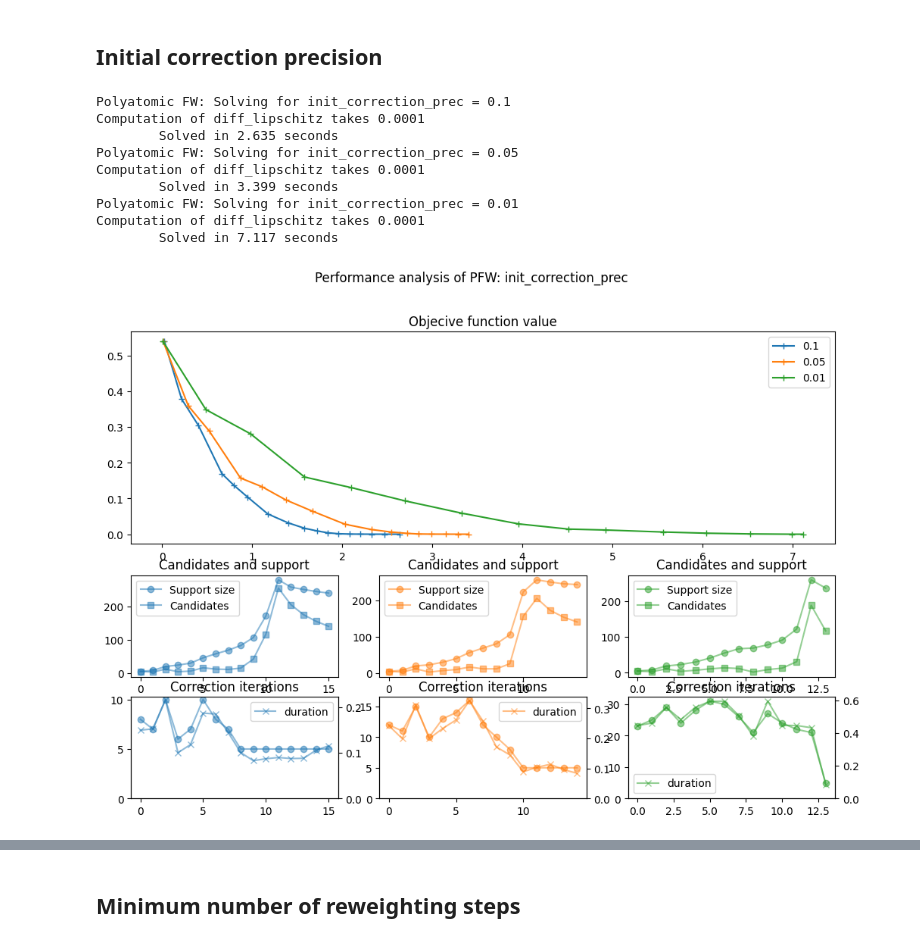
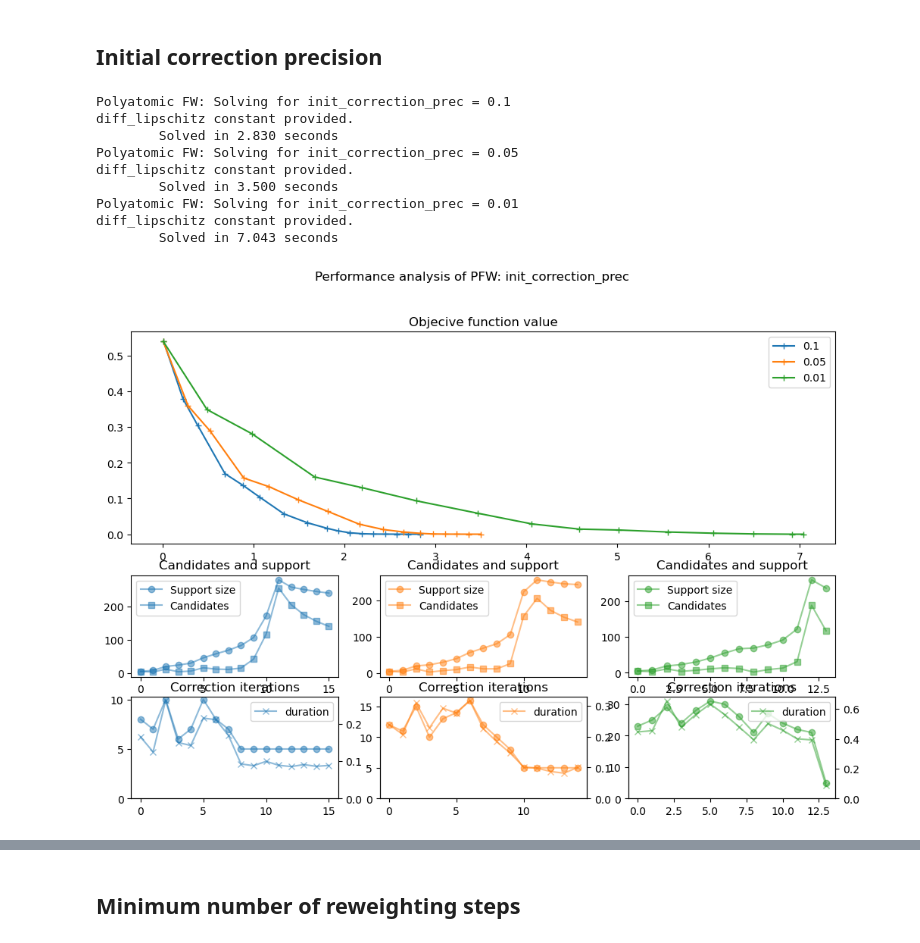
Before and after one commit to AdriaJ/pyfw-lasso, a Jupyter notebook: examples/Example_PFW.ipynb, the cells around one changed output, grey strips where cells are left out. Cells and saved outputs as stored; diff of their text form; code cells hidden in the pictures.

```diff
--- a/examples/Example_PFW.ipynb
+++ b/examples/Example_PFW.ipynb
@@ -93,7 +93,7 @@ lambda_ = lambda_factor * np.linalg.norm(op.T(measurements), np.infty)  # rule o
 # %% [markdown]
 **Solvers**
 # %%
-vfw = pyfw.VanillaFWforLasso(
+vfw = pyfwl.VFWLasso(
     measurements,
     op,
     lambda_,
@@ -101,7 +101,7 @@ vfw = pyfw.VanillaFWforLasso(
     show_progress=False
 )
 
-pfw = pyfw.PolyatomicFWforLasso(
+pfw = pyfwl.PFWLasso(
     measurements,
     op,
     lambda_,
@@ -140,14 +140,14 @@ track_dcv = pycos.AbsError(eps=1e-10, var="dcv", f=None, norm=2, satisfy_all=Tru
 # %%
 print("\nVanilla FW: Solving ...")
 start = time.time()
-vfw.fit(stop_crit= stop | track_dcv)
+vfw.fit(stop_crit= stop | track_dcv, diff_lipschitz=lip**2)
 data_v, hist_v = vfw.stats()
 time_v = time.time() - start
 print("\tSolved in {:.3f} seconds".format(time_v))
 
 print("Polyatomic FW: Solving ...")
 start = time.time()
-pfw.fit(stop_crit= stop | track_dcv)
+pfw.fit(stop_crit= stop | track_dcv, diff_lipschitz=lip**2)
 data_p, hist_p = pfw.stats()
 time_p = time.time() - start
 print("\tSolved in {:.3f} seconds".format(time_p))
@@ -162,7 +162,11 @@ Computation of diff_lipschitz takes 0.0002
 **Comparison with APGD**
 # %%
 # Explicit definition of the objective function for APGD
-data_fid = 0.5 * pycop.SquaredL2Norm().argshift(-measurements) * op
+data_fid = 0.5 * pycop.SquaredL2Norm(dim=op.shape[0]).argshift(-measurements) * op
+regul = lambda_ * pycop.L1Norm()
+
+# Explicit definition of the objective function for APGD
+data_fid = 0.5 * pycop.SquaredL2Norm(dim=op.shape[0]).argshift(-measurements) * op
 # it seems necessary to manually lunch the evaluation of the diff lipschitz constant
 data_fid.diff_lipschitz()
 regul = lambda_ * pycop.L1Norm()
@@ -174,6 +178,7 @@ pgd.fit(
     x0=np.zeros(N, dtype="float64"),
     stop_crit=(min_iter & pgd.default_stop_crit()) | pycos.MaxDuration(t=dt.timedelta(seconds=tmax)),
     track_objective=True,
+    tau=1/lip**2
 )
 data_apgd, hist_apgd = pgd.stats()
 time_pgd = time.time() - start
@@ -329,7 +334,7 @@ solvers = []
 ds = []
 hs = []
 for elem in l:
-    solver = pyfw.PolyatomicFWforLasso(
+    solver = pyfwl.PFWLasso(
         measurements,
         op,
         lambda_,
@@ -343,7 +348,7 @@ for elem in l:
     solvers.append(solver)
 
     print("Polyatomic FW: Solving for " + key + " = {}".format(elem))
-    solver.fit(stop_crit= stop | track_dcv)
+    solver.fit(stop_crit= stop | track_dcv, diff_lipschitz=lip**2)
     d, h = solver.stats()
     print("\tSolved in {:.3f} seconds".format(h["duration"][-1]))
     ds.append(d)
@@ -369,40 +375,40 @@ l = [1e-1, 5e-2, 1e-2]
 # %%
 solvers = []
 ds = []
 hs = []
 for elem in l:
-    solver = pyfw.PolyatomicFWforLasso(
+    solver = pyfwl.PFWLasso(
         measurements,
         op,
         lambda_,
         ms_threshold=.8,
         init_correction_prec=elem,
         final_correction_prec=final_correction,
         remove_positions=remove,
         min_correction_steps=correction_steps,
         show_progress=False,
     )
     solvers.append(solver)
 
     print("Polyatomic FW: Solving for " + key + " = {}".format(elem))
-    solver.fit(stop_crit= stop | track_dcv)
+    solver.fit(stop_crit= stop | track_dcv, diff_lipschitz=lip**2)
     d, h = solver.stats()
     print("\tSolved in {:.3f} seconds".format(h["duration"][-1]))
     ds.append(d)
     hs.append(h)
 
 plot_comparison(l, key, solvers, hs)
 # %% [output]
 Polyatomic FW: Solving for init_correction_prec = 0.1
-Computation of diff_lipschitz takes 0.0001
-        Solved in 2.635 seconds
+diff_lipschitz constant provided.
+        Solved in 2.830 seconds
 Polyatomic FW: Solving for init_correction_prec = 0.05
-Computation of diff_lipschitz takes 0.0001
-        Solved in 3.399 seconds
+diff_lipschitz constant provided.
+        Solved in 3.500 seconds
 Polyatomic FW: Solving for init_correction_prec = 0.01
-Computation of diff_lipschitz takes 0.0001
-        Solved in 7.117 seconds
+diff_lipschitz constant provided.
+        Solved in 7.043 seconds
-[figure, old version]
+[figure, new version]
 # %%
 solvers = []
 ds = []
```
Also changed, not shown: parts of 11 cells of this notebook.
